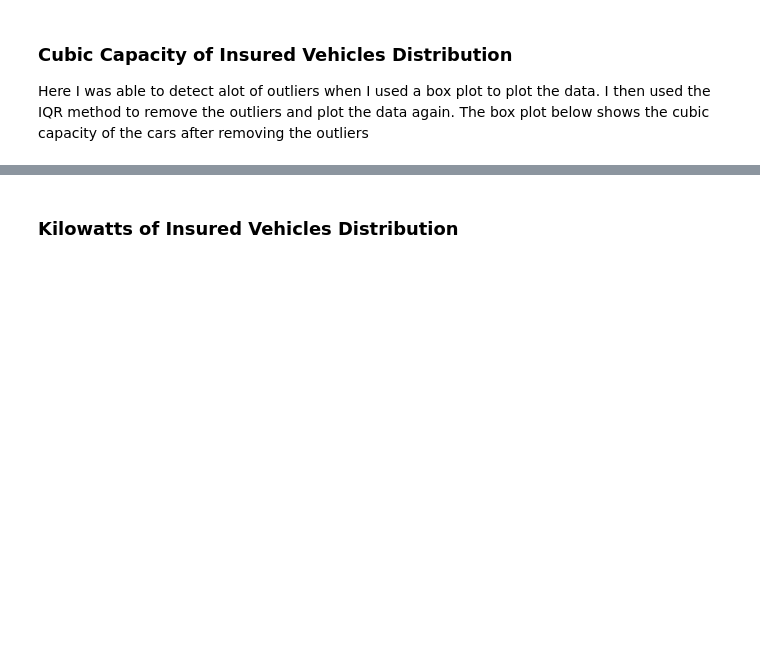
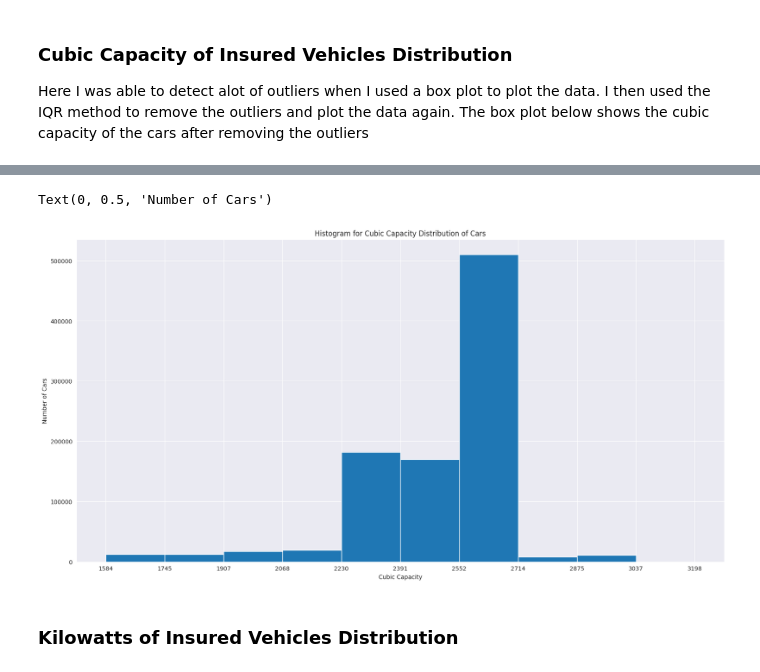
Before and after one commit to leuel-a/alpha-care-insurance-analysis, a Jupyter notebook: notebooks/EDA.ipynb, the cells around one changed output, grey strips where cells are left out. Saved outputs shown, nothing was run; the diff lists cells and outputs as text; code cells hidden in the pictures; blank space fills up the shorter version.

```diff
--- a/notebooks/EDA.ipynb
+++ b/notebooks/EDA.ipynb
@@ -132,2 +281,12 @@ plot_box_plot(df_no_outlier, 'CubicCapacity', 'Cubic Capacity for Vehicles', out
+# %%
+_, bin_edges = np.histogram(df_no_outlier["CubicCapacity"], bins=10)
+df_no_outlier["CubicCapacity"].plot(kind='hist', bins=10, xticks=bin_edges, figsize=(20,10))
+
+plt.title("Histogram for Cubic Capacity Distribution of Cars")
+plt.xlabel("Cubic Capacity")
+plt.ylabel("Number of Cars")
+# %% [output]
+Text(0, 0.5, 'Number of Cars')
+[figure, added]
 # %% [markdown]
 ### Kilowatts of Insured Vehicles Distribution
```
Also changed, not shown: parts of 47 cells of this notebook, 1 other file.
